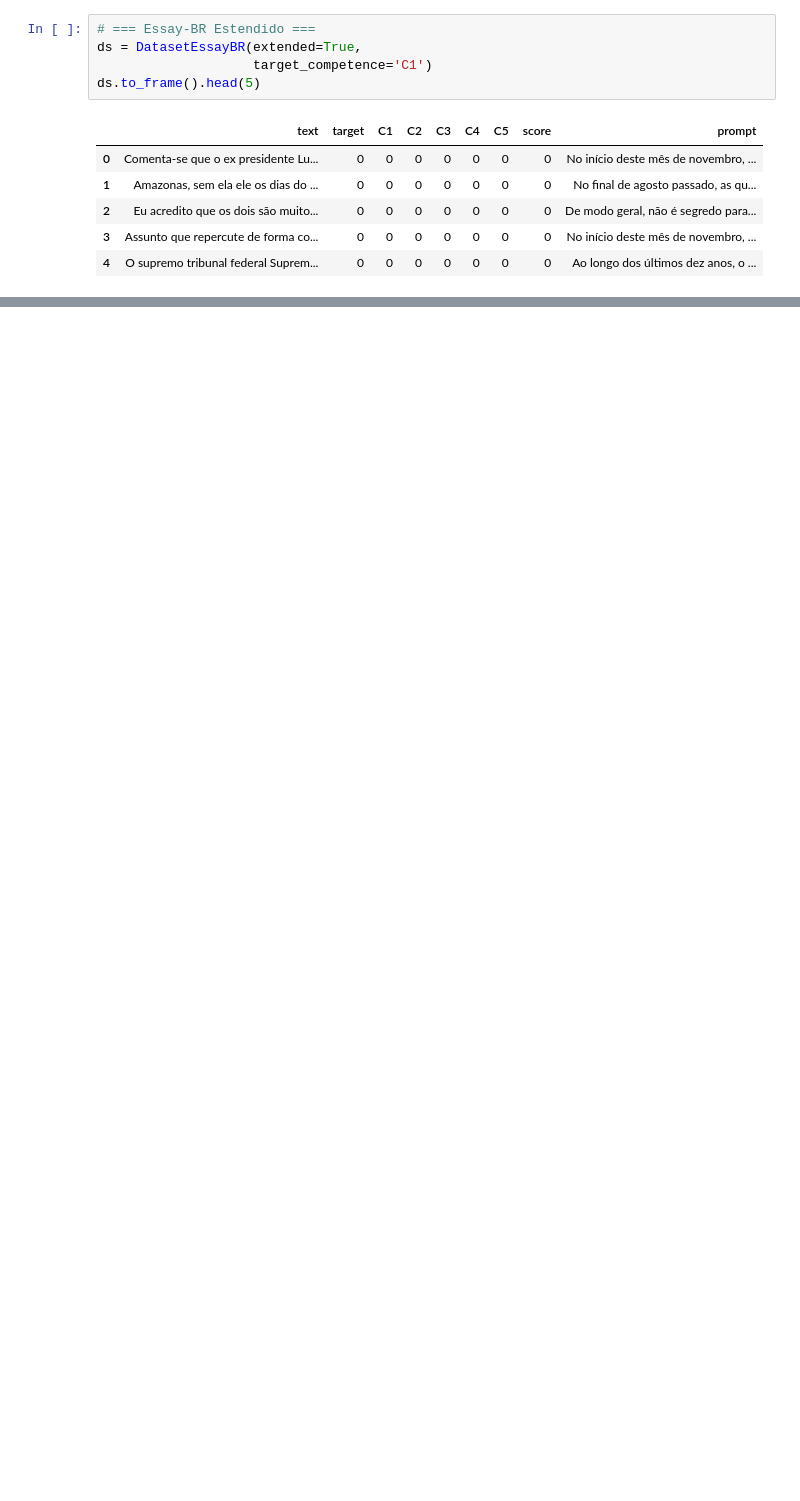
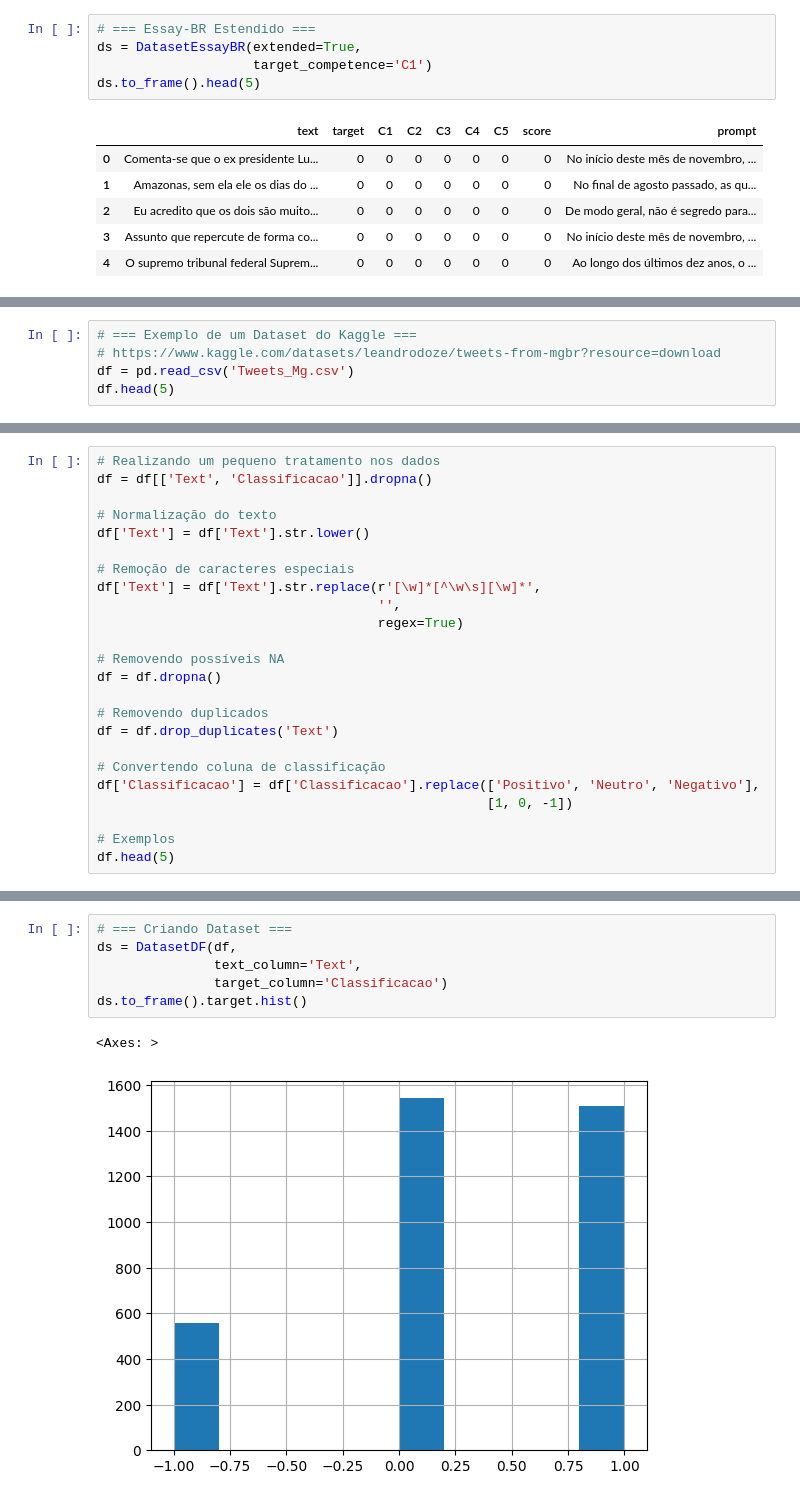
Before and after one commit to aiboxlab/nlp, a Jupyter notebook: examples/dataset.ipynb, the cells around one changed output, grey strips where cells are left out. Cells and saved outputs as stored; diff of their text form; blank space fills up the shorter version.

```diff
--- a/examples/dataset.ipynb
+++ b/examples/dataset.ipynb
@@ -42,0 +50,5 @@ ds.to_frame().head(5)
+# %%
+# === Exemplo de um Dataset do Kaggle ===
+# https://www.kaggle.com/datasets/leandrodoze/tweets-from-mgbr?resource=download
+df = pd.read_csv('Tweets_Mg.csv')
+df.head(5)
@@ -42,0 +63,24 @@ ds.to_frame().head(5)
+# %%
+# Realizando um pequeno tratamento nos dados
+df = df[['Text', 'Classificacao']].dropna()
+
+# Normalização do texto
+df['Text'] = df['Text'].str.lower()
+
+# Remoção de caracteres especiais
+df['Text'] = df['Text'].str.replace(r'[\w]*[^\w\s][\w]*',
+                                    '',
+                                    regex=True)
+
+# Removendo possíveis NA
+df = df.dropna()
+
+# Removendo duplicados
+df = df.drop_duplicates('Text')
+
+# Convertendo coluna de classificação
+df['Classificacao'] = df['Classificacao'].replace(['Positivo', 'Neutro', 'Negativo'],
+                                                  [1, 0, -1])
+
+# Exemplos
+df.head(5)
@@ -42,0 +94,9 @@ ds.to_frame().head(5)
+# %%
+# === Criando Dataset ===
+ds = DatasetDF(df,
+               text_column='Text',
+               target_column='Classificacao')
+ds.to_frame().target.hist()
+# %% [output]
+<Axes: >
+[figure, added]
```
Also changed, not shown: parts of 8 cells of this notebook, 6 other files.
